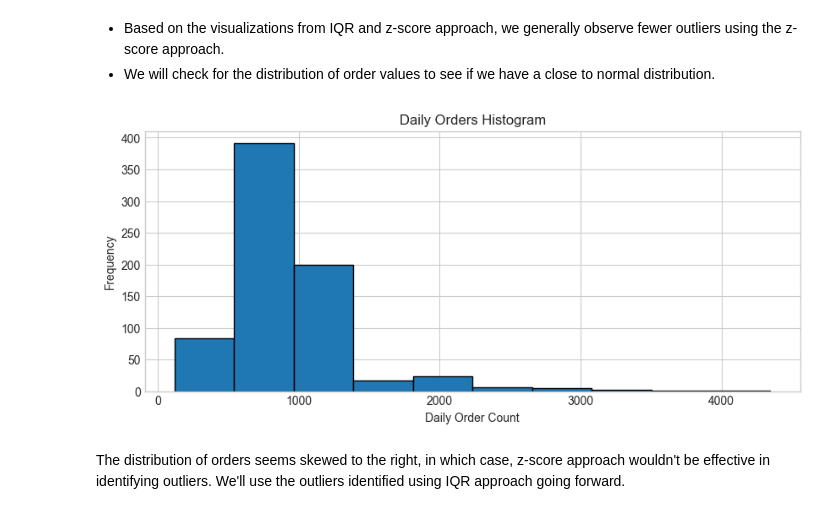
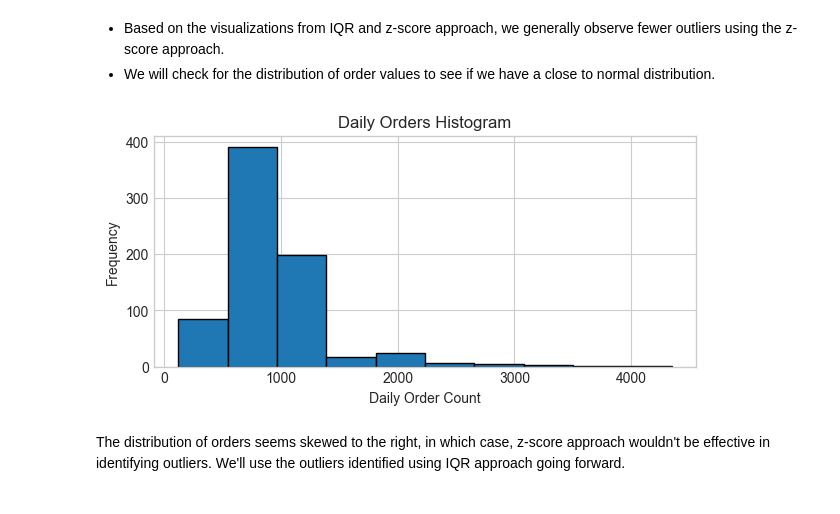
Before and after one commit to traha-89/ecommerce_demand_forecasting, a Jupyter notebook: notebooks/demand_forecasting_analysis.ipynb, the cells around one changed output. Saved outputs shown, nothing was run; the diff lists cells and outputs as text; code cells hidden in the pictures.

```diff
--- a/notebooks/demand_forecasting_analysis.ipynb
+++ b/notebooks/demand_forecasting_analysis.ipynb
@@ -283,13 +283,13 @@ for column in cols:
 - We will check for the distribution of order values to see if we have a close to normal distribution.
 # %%
 # Plot a histogram of orders
-plt.figure(figsize= (10,4))
+plt.figure(figsize= (7,3))
 df['orders'].hist(edgecolor= 'black')
 plt.xlabel('Daily Order Count')
 plt.ylabel('Frequency')
 plt.title('Daily Orders Histogram')
 plt.show()
 # %% [output]
-[figure, old version]
+[figure, new version]
 # %% [markdown]
 The distribution of orders seems skewed to the right, in which case, z-score approach wouldn't be effective in identifying outliers. We'll use the outliers identified using IQR approach going forward.
```
Also changed, not shown: parts of 17 cells of this notebook.
